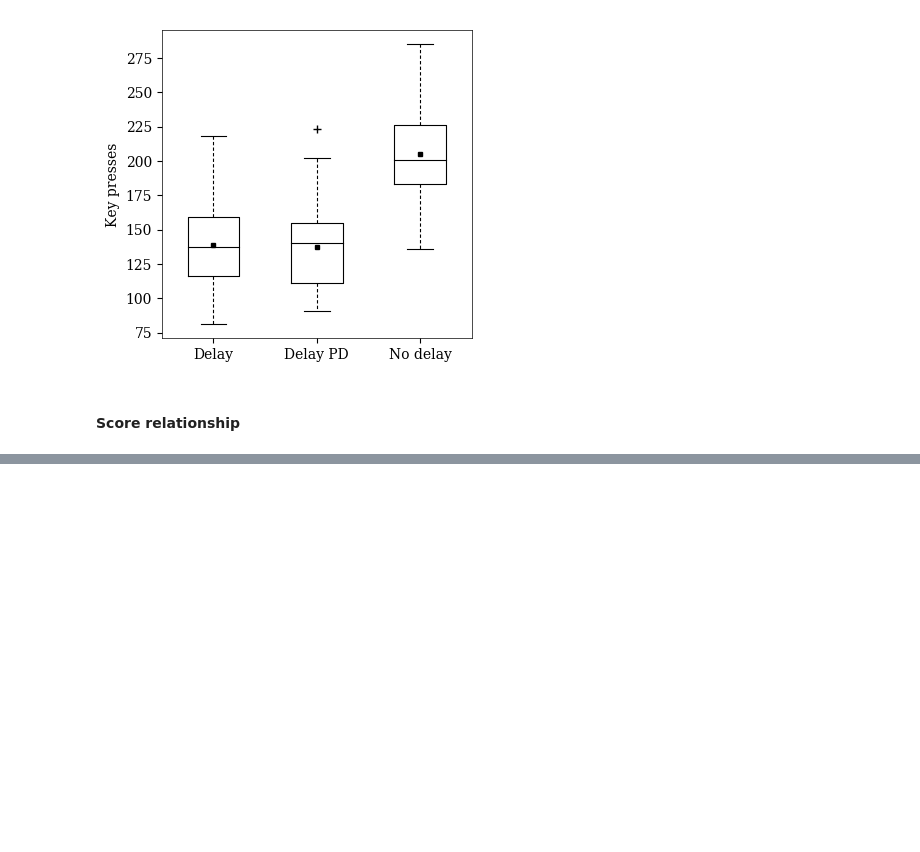
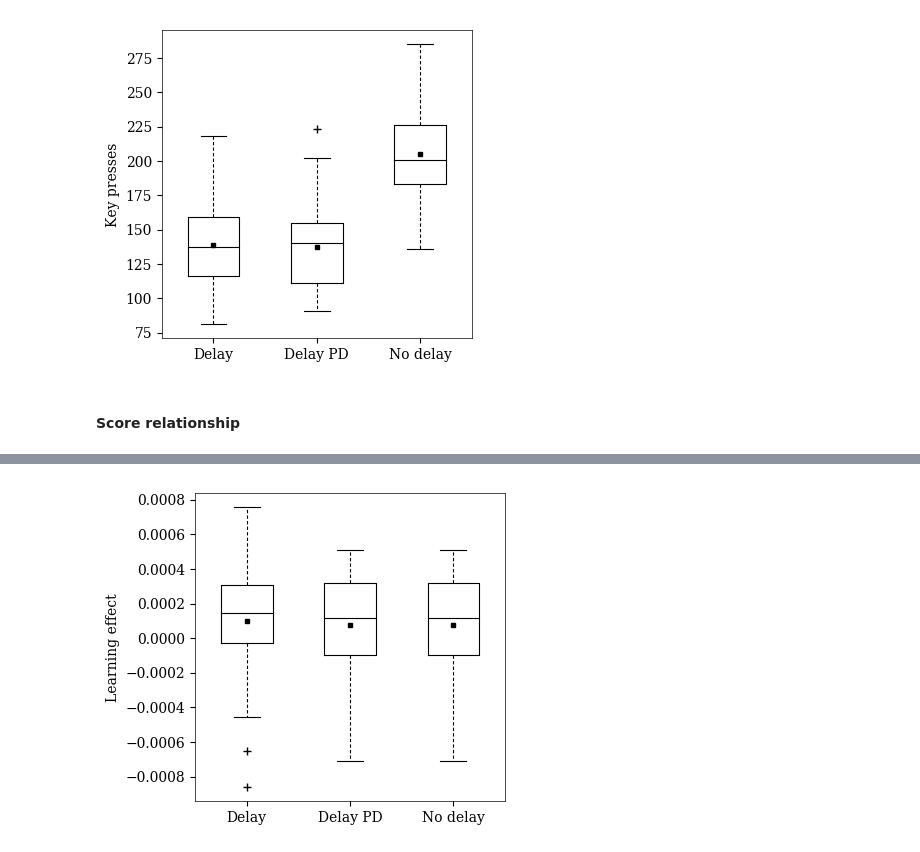
Before and after one commit to martinloland/master_thesis, a Jupyter notebook: data/better.ipynb, the cells around one changed output, grey strips where cells are left out. Cells and saved outputs as stored; diff of their text form; code cells hidden in the pictures; blank space fills up the shorter version.

```diff
--- a/data/better.ipynb
+++ b/data/better.ipynb
@@ -330,0 +435,15 @@ R=0.533, p=<0.001, stderr=0.013
+# %%
+coeffs_0 = np.array(coeffs[0])
+coeffs_1 = np.array(coeffs[1])
+coeffs_2 = np.array(coeffs[2])
+
+all_coeffs = np.array([coeffs_0[...,0], coeffs_1[...,0], coeffs_1[...,0]],).T
+
+
+fig, ax = plt.subplots(figsize=(4,4))
+ax.boxplot(all_coeffs, widths=0.5)
+ax.xaxis.set_major_formatter(ticker.FuncFormatter(exp_format))
+plt.ylabel('Learning effect')
+plt.show()
+# %% [output]
+[figure, added]
```
Also changed, not shown: parts of 12 cells of this notebook, 8 other files.
